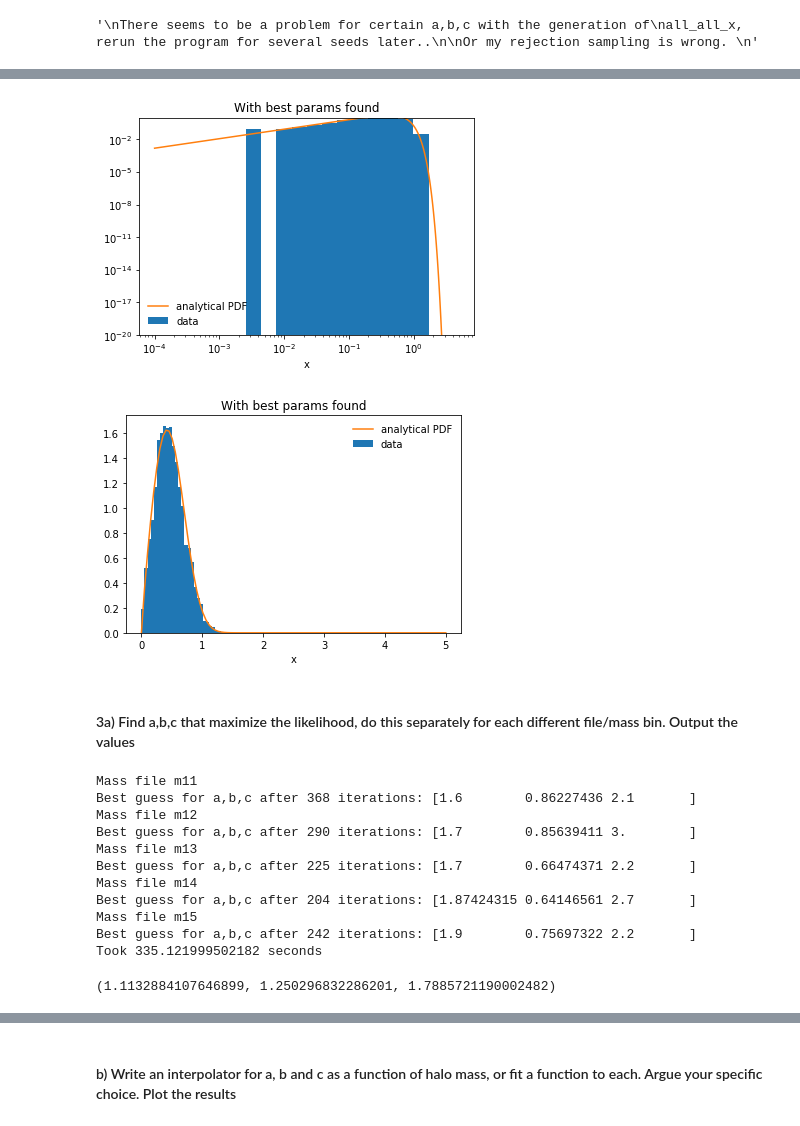
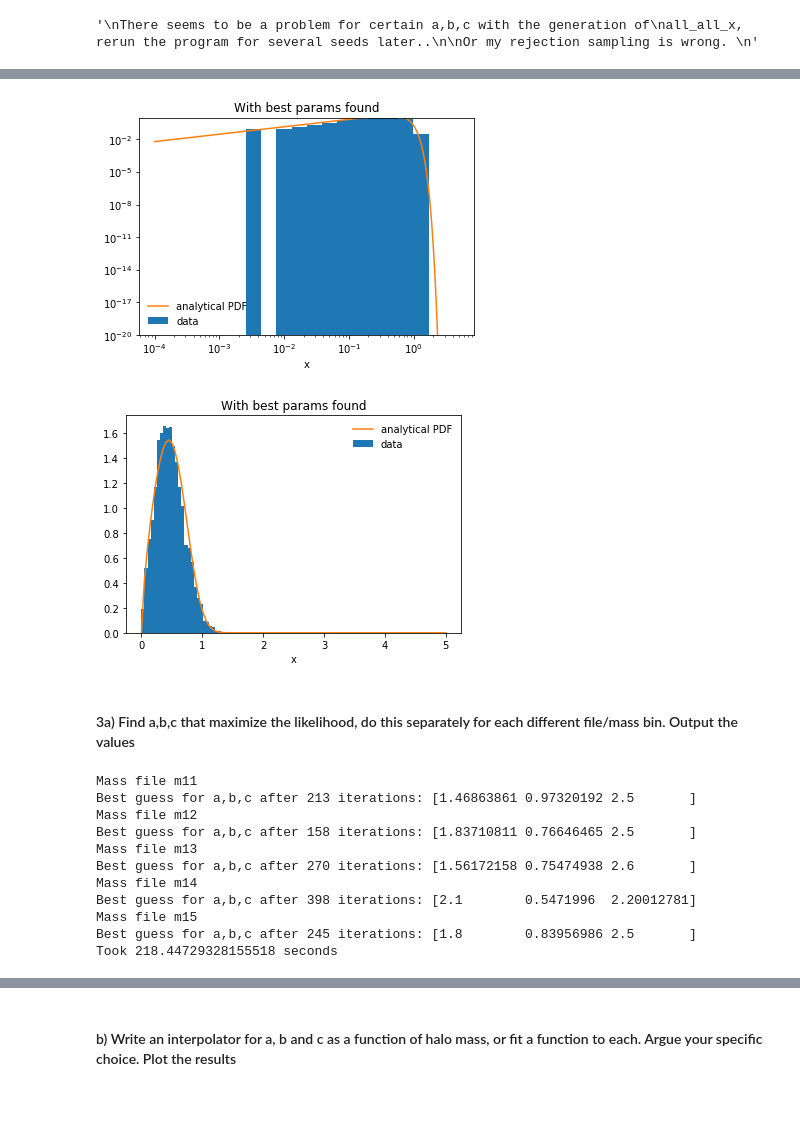
Before and after one commit to ErikOsinga/numerical_recipies, a Jupyter notebook: assignment1/assignment1_osinga.ipynb, the cells around one changed output, grey strips where cells are left out. Cells and saved outputs as stored; diff of their text form; code cells hidden in the pictures.

```diff
--- a/assignment1/assignment1_osinga.ipynb
+++ b/assignment1/assignment1_osinga.ipynb
@@ -172,10 +214,3 @@ Is np.linspace allowed?
 [figure]
 # %% [markdown]
 # Question 2
-# %%
-# Randomly generate a,b,c within asked bounds
-a = RNGESUS.get_randomnumber()*(2.5-1.1) + 1.1
-b = RNGESUS.get_randomnumber()*(2.0-0.5) + 0.5
-c = RNGESUS.get_randomnumber()*(4-1.5) + 1.5
-
-print (f'a, b, c = {a,b,c}')
@@ -247,7 +256,7 @@ def romberg(func, lbound, ubound, order=6):
 
     i = 0
     delta_x = (ubound-lbound)
-    points = np.linspace(lbound,ubound,2**i+1)
+    points = linspace(lbound,ubound,2**i+1)
     integral = delta_x/2 * np.sum(func(points))
     all_S[0,0] = integral
 
@@ -255,7 +264,7 @@ def romberg(func, lbound, ubound, order=6):
     for i in range(1,order):
         delta_x /= 2
         # add points in the middle
-        points = np.linspace(lbound,ubound,2**i+1)
+        points = linspace(lbound,ubound,2**i+1)
         # add new points to the integral (om en om, starting from 1)
         integral = 0.5*integral + delta_x * np.sum(func(points[1::2]))
 
@@ -944,16 +918,15 @@ def find_position_maximum(array):
 
     returns imax -- the index of the maximum value in the array
     """
-    maximum = -1e18
+    maximum = array[0]
     imax = 0
-    for i in range(len(array)):
+    for i in range(1,len(array)):
         if array[i] > maximum:
             maximum = array[i]
             imax = i
 
     return imax
 
-
 max_n = find_position_maximum(nperbin)
 print ("Maximum bin", max_n)
 print ("Which is between x's:")
@@ -1058,9 +1030,9 @@ plt.show()
 # %% [markdown]
 ### The normalization factor A depends on all three parameters. Calculate A at 0.1 wide intervals in the ranges of a, b and c given above ($\textit{including the boundaries}$). Should get a table containing 6240 values. Choose an interpolation scheme and write a 3D interpolator for A as a fucntion of the three parameters based on these calculated values
 # %%
-a_range = np.linspace(1.1,2.5,int((2.5-1.1)*10)+1)
-b_range = np.linspace(0.5,2,int((2-0.5)*10)+1)
-c_range = np.linspace(1.5,4,int((4-1.5)*10)+1)
+a_range = linspace(1.1,2.5,int((2.5-1.1)*10)+1)
+b_range = linspace(0.5,2,int((2-0.5)*10)+1)
+c_range = linspace(1.5,4,int((4-1.5)*10)+1)
 # %%
 # 3D array to save the results, shape = (15,16,26)
 results = np.empty((len(a_range),len(b_range),len(c_range)))
@@ -1468,38 +1440,38 @@ Best guess after 204 iterations: [1.87424315 0.64146561 2.7       ]
 # %%
 # Plotting the solution
-all_x = np.linspace(1e-4,5,100)
+all_x = linspace(1e-4,5,100)
 all_x_log = np.logspace(np.log10(1e-4),np.log10(5),21)
 
 # Calculate A(best)
 A = linInterp(best)
 
 plt.title("With best params found")
 # Analytical function
 plt.plot(all_x, pdfRadii(all_x,*best,A),label='analytical PDF',c='C1') # plot N(x)=n(x)*4pi*x^2
 
 plt.hist(all_satellites,density=True, bins=all_x_log, label='data')
 
 plt.legend(frameon=False)
 plt.xlabel('x')
 plt.yscale('log')
 plt.xscale('log')
 plt.ylim(1e-20,1e-0)
 plt.show()
 
 # Analytical function
 plt.title("With best params found")
 plt.plot(all_x, pdfRadii(all_x,*best,A),label='analytical PDF',c='C1') # plot N(x)=n(x)*4pi*x^2
 
 nbins, bins, _ = plt.hist(all_satellites,density=True, bins=all_x, label='data')
 
 plt.legend(frameon=False)
 plt.xlabel('x')
 # plt.yscale('log')
 # plt.xscale('log')
 plt.show()
 # %% [output]
-[figure, old version]
+[figure, new version]
-[figure, old version]
+[figure, new version]
 # %% [markdown]
 #### 3a) Find a,b,c that maximize the likelihood, do this separately for each different file/mass bin. Output the values
 # %%
@@ -1521,7 +1493,8 @@ def find_abc(i):
     minfunc = lambda x, y, z: neglogL(x,y,z,all_satellites,sumlogxi)
 
     # Downhill simplex method
-    best, vertices, it = downhill_simplexND(minfunc, [a,b,c]
+    initial_guess = [1.5, 0.7, 2.5] # from eyeballing the data
+    best, vertices, it = downhill_simplexND(minfunc, initial_guess
                                         , 0.01,tol=1e-15,maxIter=500)
     return all_halos_satellites, best, it
 
@@ -1540,17 +1513,13 @@ for i in [11,12,13,14,15]:
 print (f"Took {time.time()-start_time} seconds")
 # %% [output]
 Mass file m11
-Best guess for a,b,c after 368 iterations: [1.6        0.86227436 2.1       ]
+Best guess for a,b,c after 213 iterations: [1.46863861 0.97320192 2.5       ]
 Mass file m12
-Best guess for a,b,c after 290 iterations: [1.7        0.85639411 3.        ]
+Best guess for a,b,c after 158 iterations: [1.83710811 0.76646465 2.5       ]
 Mass file m13
-Best guess for a,b,c after 225 iterations: [1.7        0.66474371 2.2       ]
+Best guess for a,b,c after 270 iterations: [1.56172158 0.75474938 2.6       ]
 Mass file m14
-Best guess for a,b,c after 204 iterations: [1.87424315 0.64146561 2.7       ]
+Best guess for a,b,c after 398 iterations: [2.1        0.5471996  2.20012781]
 Mass file m15
-Best guess for a,b,c after 242 iterations: [1.9        0.75697322 2.2       ]
-Took 335.121999502182 seconds
+Best guess for a,b,c after 245 iterations: [1.8        0.83956986 2.5       ]
+Took 218.44729328155518 seconds
-# %%
-a,b,c
-# %% [output]
-(1.1132884107646899, 1.250296832286201, 1.7885721190002482)
```
Also changed, not shown: parts of 29 cells of this notebook, 17 other files.
